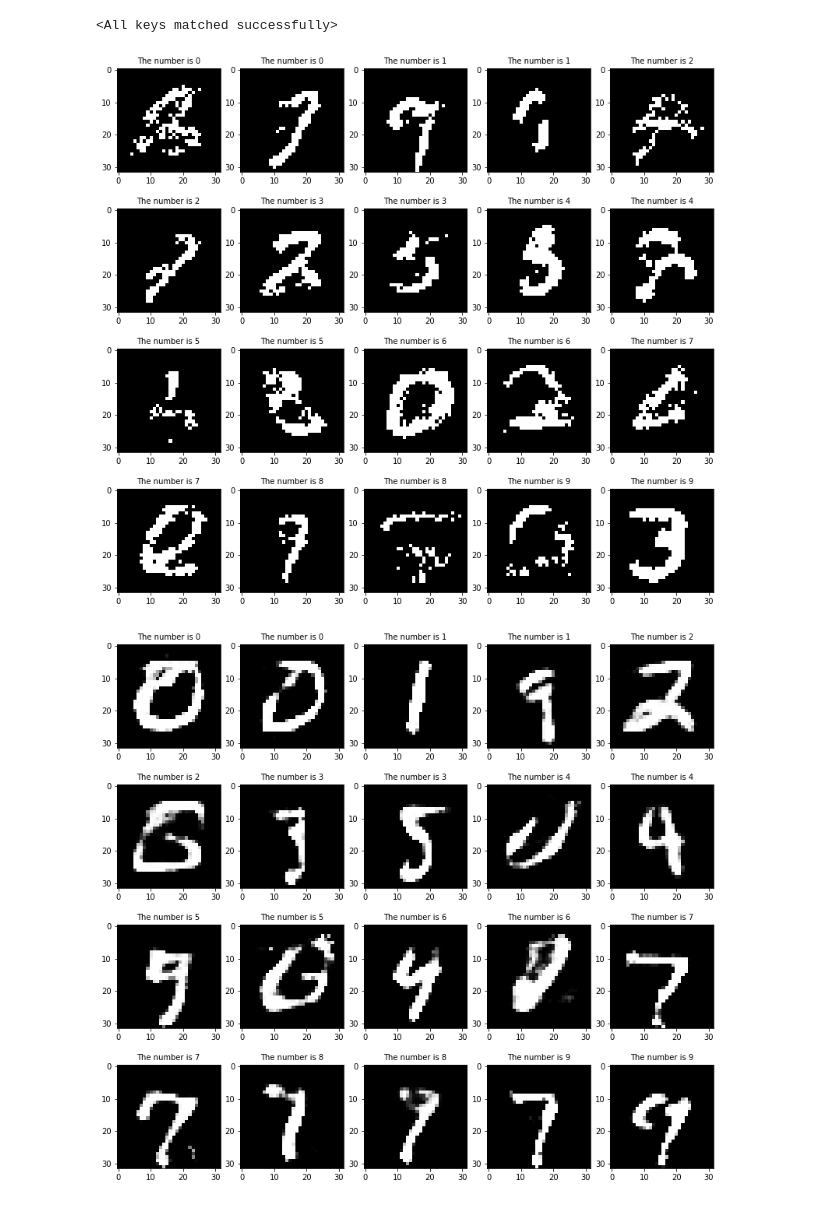
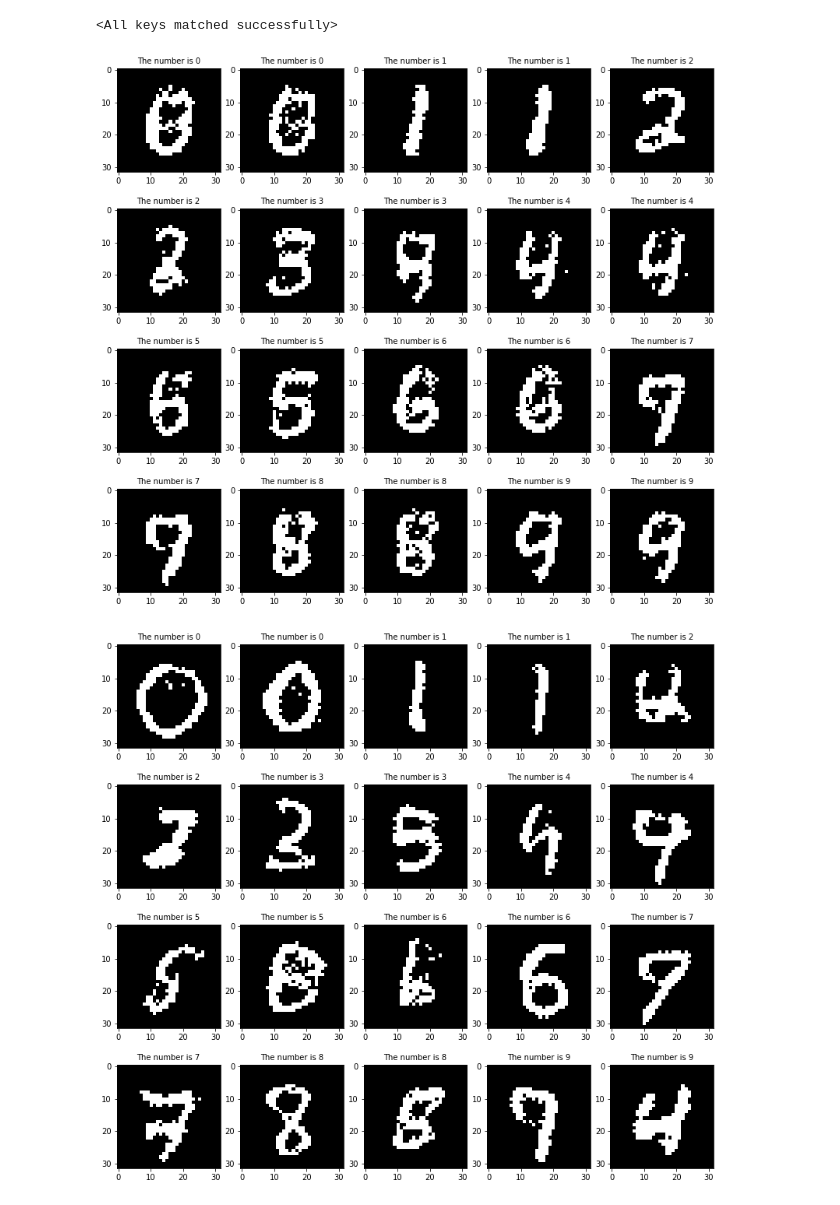
Before and after one commit to zmtomorrow/VAE_baselines, a Jupyter notebook: notebooks_mnist/gen_binary_mnist.ipynb, the cells around one changed output. Cells and saved outputs as stored; diff of their text form; code cells hidden in the pictures.

```diff
--- a/notebooks_mnist/gen_binary_mnist.ipynb
+++ b/notebooks_mnist/gen_binary_mnist.ipynb
@@ -53,37 +25,47 @@ model = dense_VAE(opt).to(opt['device'])
-# %%
-model.load_state_dict(torch.load('./save/BinaryMNIST/model.pth'))
-# %% [output]
-<All keys matched successfully>
+# %%
+folder_path = '/home/xzhoubi/hudson/VAE_baselines/save/BinaryMNIST/architecture_dc_vae__alpha_1.0/'
+with open(f'{folder_path}stage_one_model_config.pickle', 'rb') as handle:
+    first_opt = pickle.load(handle)
+with open(f'{folder_path}stage_two_model_config.pickle', 'rb') as handle:
+    second_opt = pickle.load(handle)
+
+np.random.seed(first_opt['seed'])
+torch.manual_seed(first_opt['seed'])
+
+train_data, test_data, train_data_evaluation = LoadData(first_opt)
+model = dc_VAE(first_opt).to(first_opt['device'])
+model.load_state_dict(torch.load(f'{folder_path}stage_one_model.pth'))
+# %% [output]
+<All keys matched successfully>
 # %%
 fig, ax = plt.subplots(4, 5, figsize=(11, 10), constrained_layout=True)
 ax = ax.flatten()
 
 for i in tqdm(range(10)):
-    sample = model.conditional_sample(torch.tensor([i]), optimi='adam')
+    sample = model.conditional_sample(torch.tensor([i]), optmzr='adam', prior_model=None, opt=None)
     ax[2*i].imshow(sample.cpu().numpy().reshape([32, 32, 1]), cmap='gray')
     ax[2*i].set_title(f'The number is {i}', fontsize=10)
 
-    sample = model.conditional_sample(torch.tensor([i]), optimi='adam')
+    sample = model.conditional_sample(torch.tensor([i]), optmzr='adam', prior_model=None, opt=None)
     ax[2*i+1].imshow(sample.cpu().numpy().reshape([32, 32, 1]), cmap='gray')
     ax[2*i+1].set_title(f'The number is {i}', fontsize=10)
 
 plt.show()
 # %% [output]
-[figure, old version]
+[figure, new version]
 # %%
-#%%
 fig, ax = plt.subplots(4, 5, figsize=(11, 10), constrained_layout=True)
 ax = ax.flatten()
 
 for i in tqdm(range(10)):
-    sample = model.conditional_sample(torch.tensor([i]), optimi='sgld')
+    sample = model.conditional_sample(torch.tensor([i]), optmzr='adam', prior_model='vae', opt=second_opt)
     ax[2*i].imshow(sample.cpu().numpy().reshape([32, 32, 1]), cmap='gray')
     ax[2*i].set_title(f'The number is {i}', fontsize=10)
 
-    sample = model.conditional_sample(torch.tensor([i]), optimi='sgld')
+    sample = model.conditional_sample(torch.tensor([i]), optmzr='adam', prior_model='vae', opt=second_opt)
     ax[2*i+1].imshow(sample.cpu().numpy().reshape([32, 32, 1]), cmap='gray')
     ax[2*i+1].set_title(f'The number is {i}', fontsize=10)
 
 plt.show()
 # %% [output]
-[figure, old version]
+[figure, new version]
```
Also changed, not shown: parts of 3 cells of this notebook, 10 other files.
